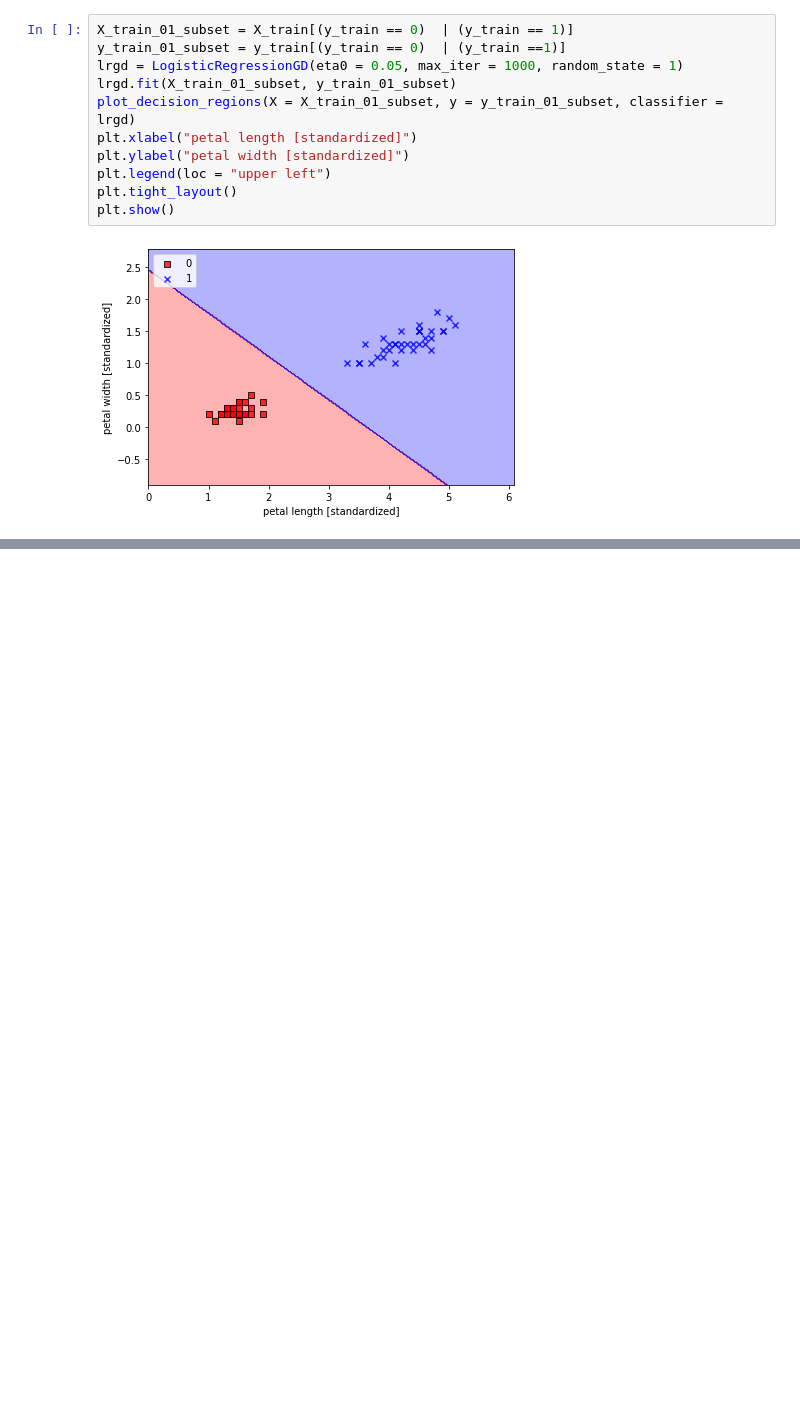
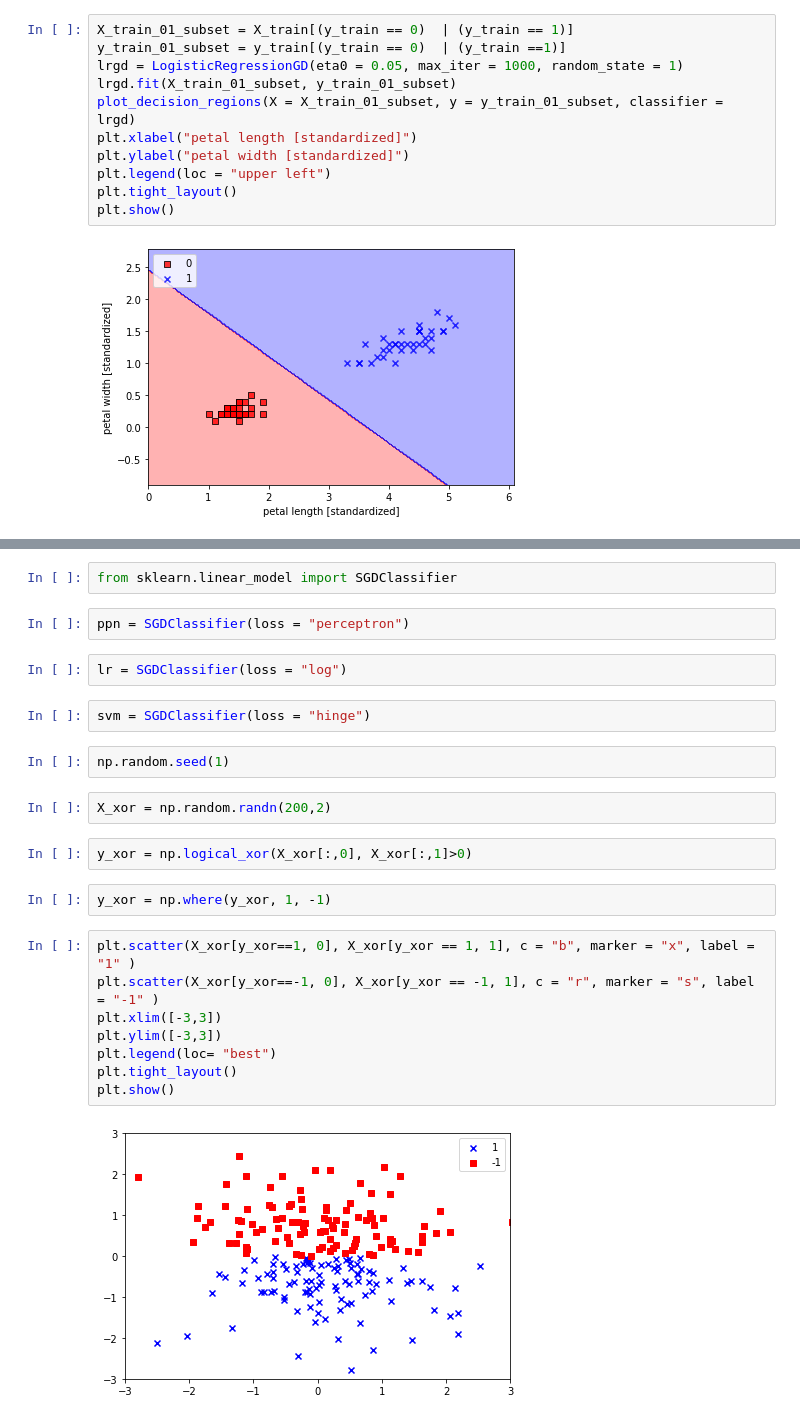
Before and after one commit to yuyatakada/manman, a Jupyter notebook: perceptrom.ipynb, the cells around one changed output, grey strips where cells are left out. Saved outputs shown, nothing was run; the diff lists cells and outputs as text; blank space fills up the shorter version.

```diff
--- a/perceptrom.ipynb
+++ b/perceptrom.ipynb
@@ -193,0 +264,26 @@ plt.show()
+# %%
+from sklearn.linear_model import SGDClassifier
+# %%
+ppn = SGDClassifier(loss = "perceptron")
+# %%
+lr = SGDClassifier(loss = "log")
+# %%
+svm = SGDClassifier(loss = "hinge")
+# %%
+np.random.seed(1)
+# %%
+X_xor = np.random.randn(200,2)
+# %%
+y_xor = np.logical_xor(X_xor[:,0], X_xor[:,1]>0)
+# %%
+y_xor = np.where(y_xor, 1, -1)
+# %%
+plt.scatter(X_xor[y_xor==1, 0], X_xor[y_xor == 1, 1], c = "b", marker = "x", label = "1" )
+plt.scatter(X_xor[y_xor==-1, 0], X_xor[y_xor == -1, 1], c = "r", marker = "s", label = "-1" )
+plt.xlim([-3,3])
+plt.ylim([-3,3])
+plt.legend(loc= "best")
+plt.tight_layout()
+plt.show()
+# %% [output]
+[figure, added]
```
Also changed, not shown: parts of 13 cells of this notebook.
